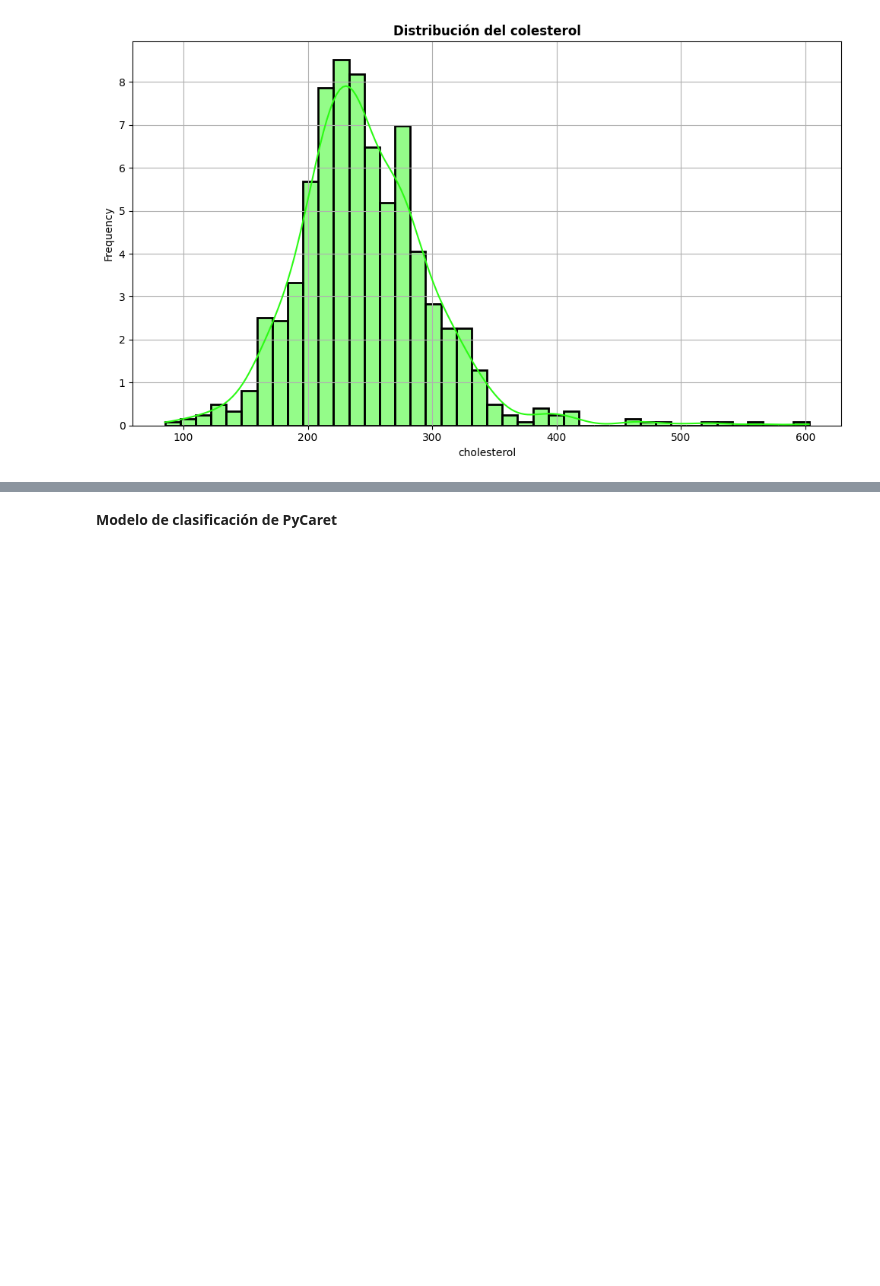
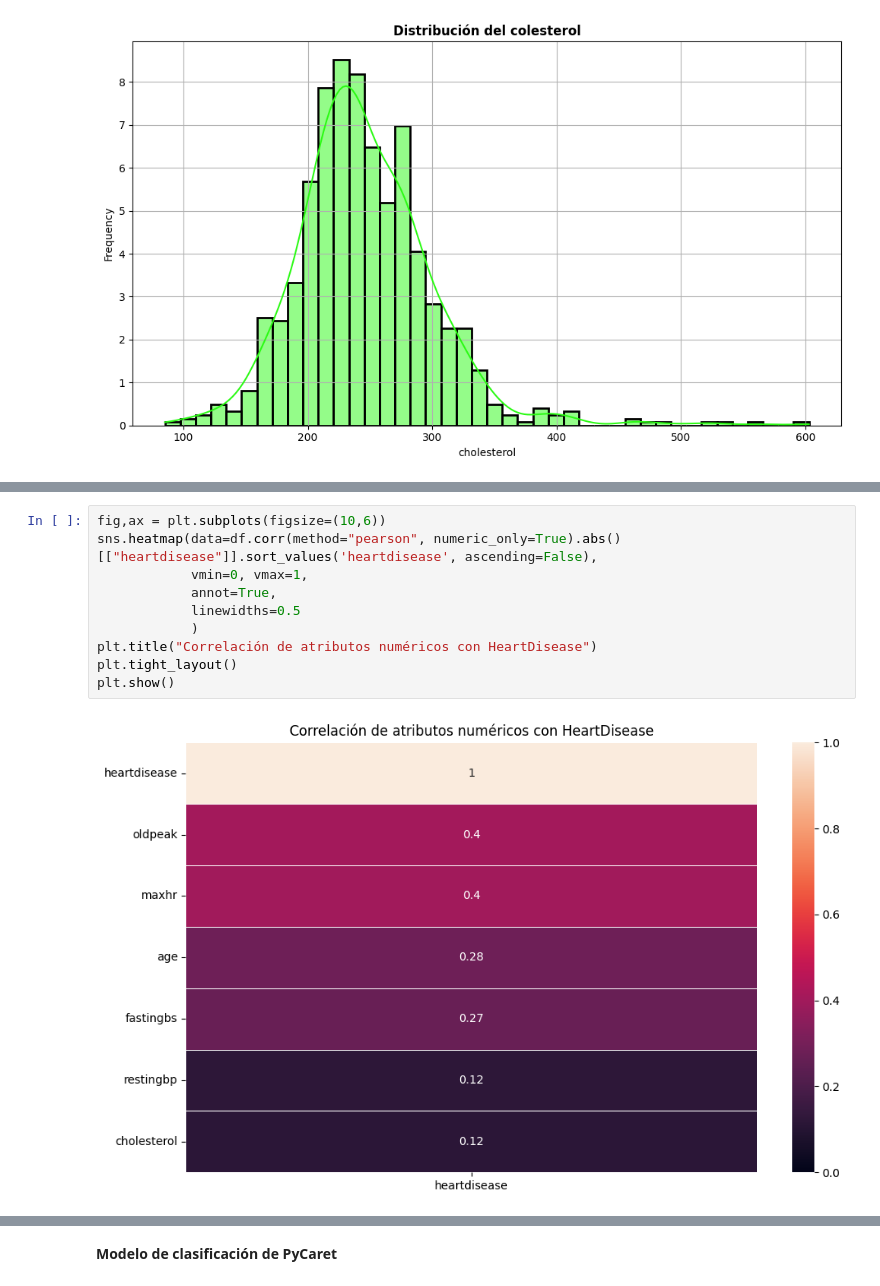
Before and after one commit to llanosrenzo/MachineLearning, a Jupyter notebook: Enfermedades_cardiacas.ipynb, the cells around one changed output, grey strips where cells are left out. Drawn from its saved outputs; the diff is of its cells as text; blank space fills up the shorter version.

```diff
--- a/Enfermedades_cardiacas.ipynb
+++ b/Enfermedades_cardiacas.ipynb
@@ -463,0 +475,12 @@ plt.show()
+# %%
+fig,ax = plt.subplots(figsize=(10,6))
+sns.heatmap(data=df.corr(method="pearson", numeric_only=True).abs()[["heartdisease"]].sort_values('heartdisease', ascending=False),
+            vmin=0, vmax=1,
+            annot=True,
+            linewidths=0.5
+            )
+plt.title("Correlación de atributos numéricos con HeartDisease")
+plt.tight_layout()
+plt.show()
+# %% [output]
+[figure, added]
```
Also changed, not shown: parts of 5 cells of this notebook.
